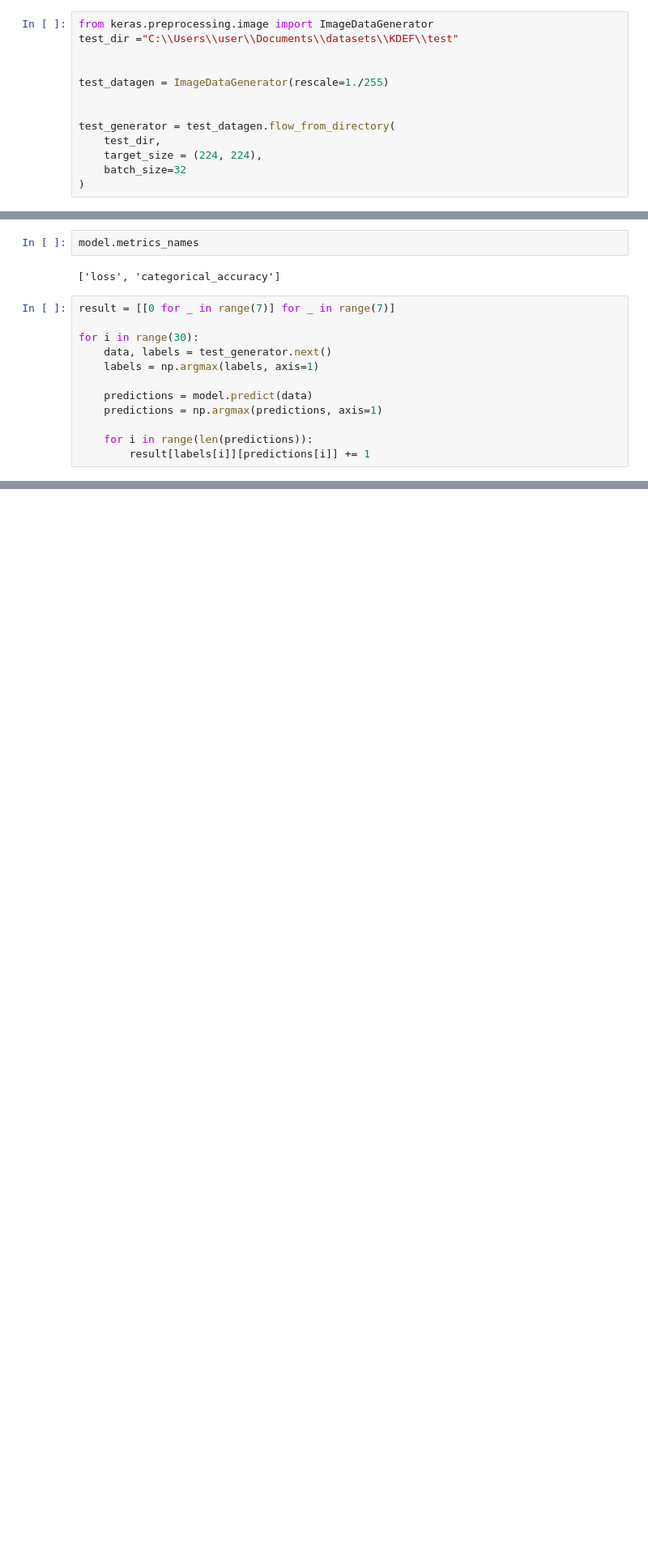
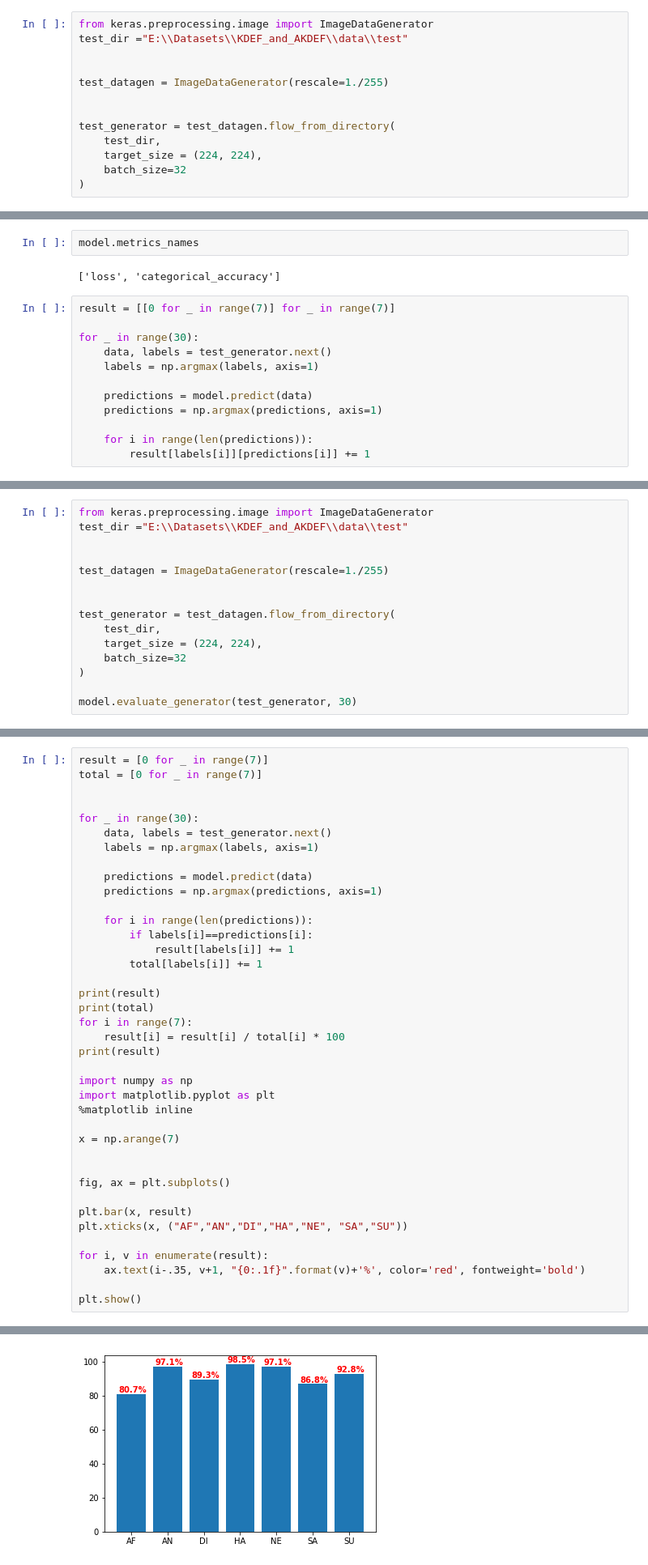
Before and after one commit to momor666/Emotion_detection, a Jupyter notebook: KDEF/Emotion_detection_224-224.ipynb, the cells around one changed output, grey strips where cells are left out. Shown: that part at 81% size. Drawn from its saved outputs; the diff is of its cells as text; blank space fills up the shorter version.

Commit message:
noise image accuracy
Signed-off-by: Bikash <bikash11roy@gmail.com>

```diff
--- a/KDEF/Emotion_detection_224-224.ipynb
+++ b/KDEF/Emotion_detection_224-224.ipynb
@@ -258,7 +258,7 @@ model = load_model('fully_trained_model.h5')
 Using TensorFlow backend.
 # %%
 from keras.preprocessing.image import ImageDataGenerator
-test_dir ="C:\\Users\\user\\Documents\\datasets\\KDEF\\test"
+test_dir ="E:\\Datasets\\KDEF_and_AKDEF\\data\\test"
 
 
 test_datagen = ImageDataGenerator(rescale=1./255)
@@ -280,7 +282,7 @@ model.metrics_names
 # %%
 result = [[0 for _ in range(7)] for _ in range(7)]
 
-for i in range(30):
+for _ in range(30):
     data, labels = test_generator.next()
     labels = np.argmax(labels, axis=1)
 
@@ -301,0 +306,15 @@ result
+# %%
+from keras.preprocessing.image import ImageDataGenerator
+test_dir ="E:\\Datasets\\KDEF_and_AKDEF\\data\\test"
+
+
+test_datagen = ImageDataGenerator(rescale=1./255)
+
+
+test_generator = test_datagen.flow_from_directory(
+    test_dir,
+    target_size = (224, 224),
+    batch_size=32
+)
+
+model.evaluate_generator(test_generator, 30)
@@ -301,0 +324,40 @@ result
+# %%
+result = [0 for _ in range(7)]
+total = [0 for _ in range(7)]
+
+
+for _ in range(30):
+    data, labels = test_generator.next()
+    labels = np.argmax(labels, axis=1)
+
+    predictions = model.predict(data)
+    predictions = np.argmax(predictions, axis=1)
+
+    for i in range(len(predictions)):
+        if labels[i]==predictions[i]:
+            result[labels[i]] += 1
+        total[labels[i]] += 1
+
+print(result)
+print(total)
+for i in range(7):
+    result[i] = result[i] / total[i] * 100
+print(result)
+
+import numpy as np
+import matplotlib.pyplot as plt
+%matplotlib inline
+
+x = np.arange(7)
+
+
+fig, ax = plt.subplots()
+
+plt.bar(x, result)
+plt.xticks(x, ("AF","AN","DI","HA","NE", "SA","SU"))
+
+for i, v in enumerate(result):
+    ax.text(i-.35, v+1, "{0:.1f}".format(v)+'%', color='red', fontweight='bold')
+
+plt.show()
+# %% [output]
@@ -301,0 +367 @@ result
+[figure, added]
```
Also changed, not shown: parts of 11 cells of this notebook, 1 other file.
